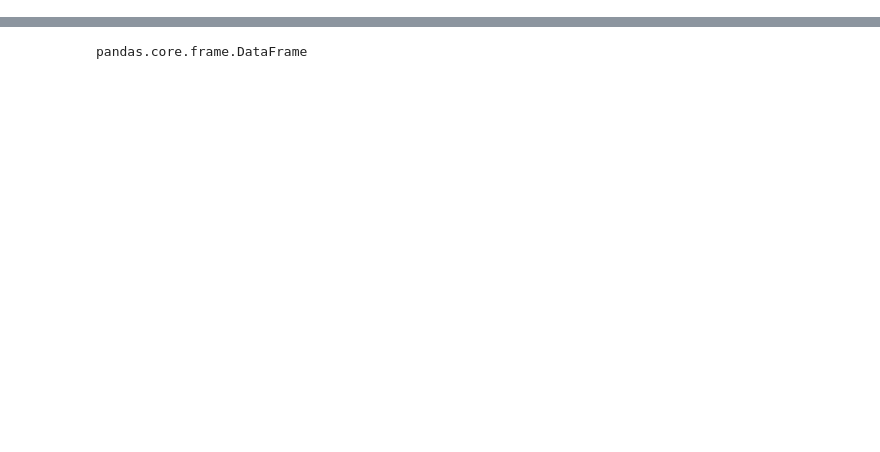
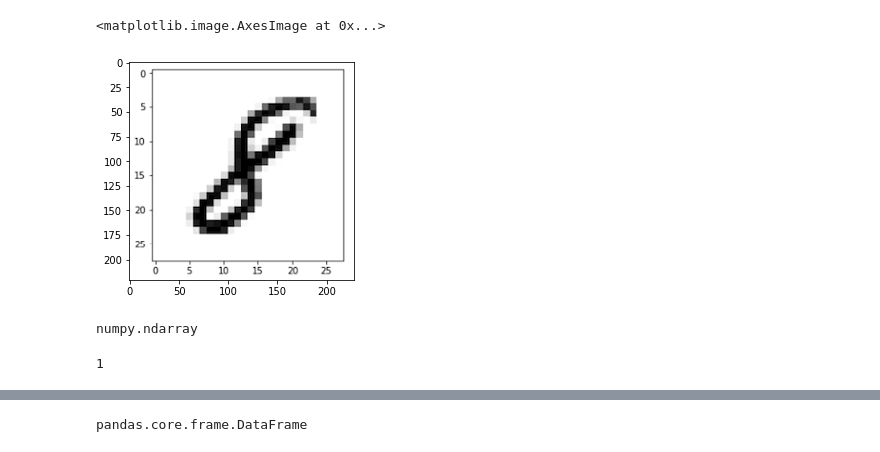
Before and after one commit to rritec/Data-Analysis, a Jupyter notebook: l3_temp.ipynb, the cells around one changed output, grey strips where cells are left out. Saved outputs shown, nothing was run; the diff lists cells and outputs as text; code cells hidden in the pictures; blank space fills up the shorter version.

```diff
--- a/l3_temp.ipynb
+++ b/l3_temp.ipynb
@@ -5,0 +80,5 @@ os.getcwd()
+# %%
+plt.imshow(a)
+# %% [output]
+<matplotlib.image.AxesImage at 0x...>
+[figure, added]
@@ -5,0 +91,8 @@ os.getcwd()
+# %%
+type(np_array)
+# %% [output]
+numpy.ndarray
+# %%
+np_array.ndim
+# %% [output]
+1
```
Also changed, not shown: parts of 84 cells of this notebook, 5 other files.
